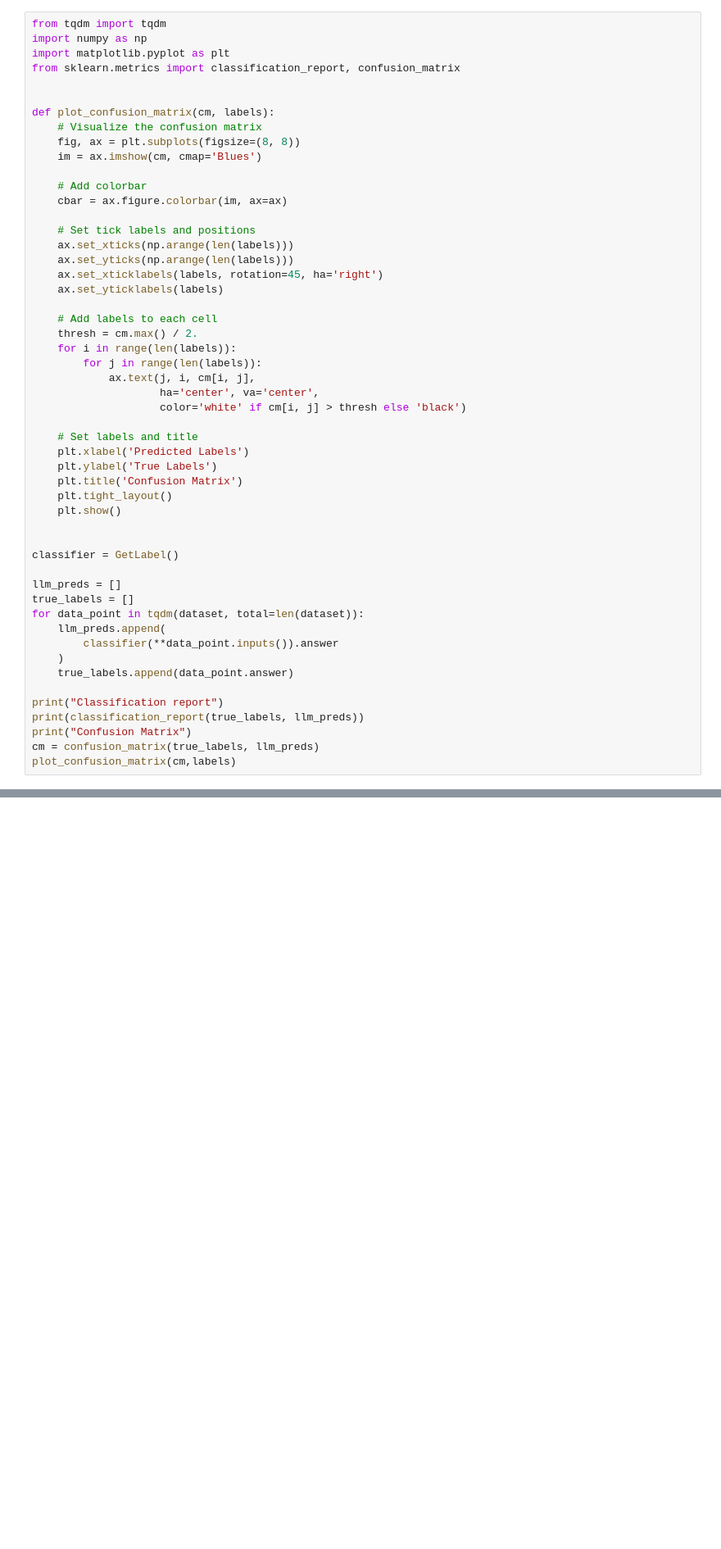
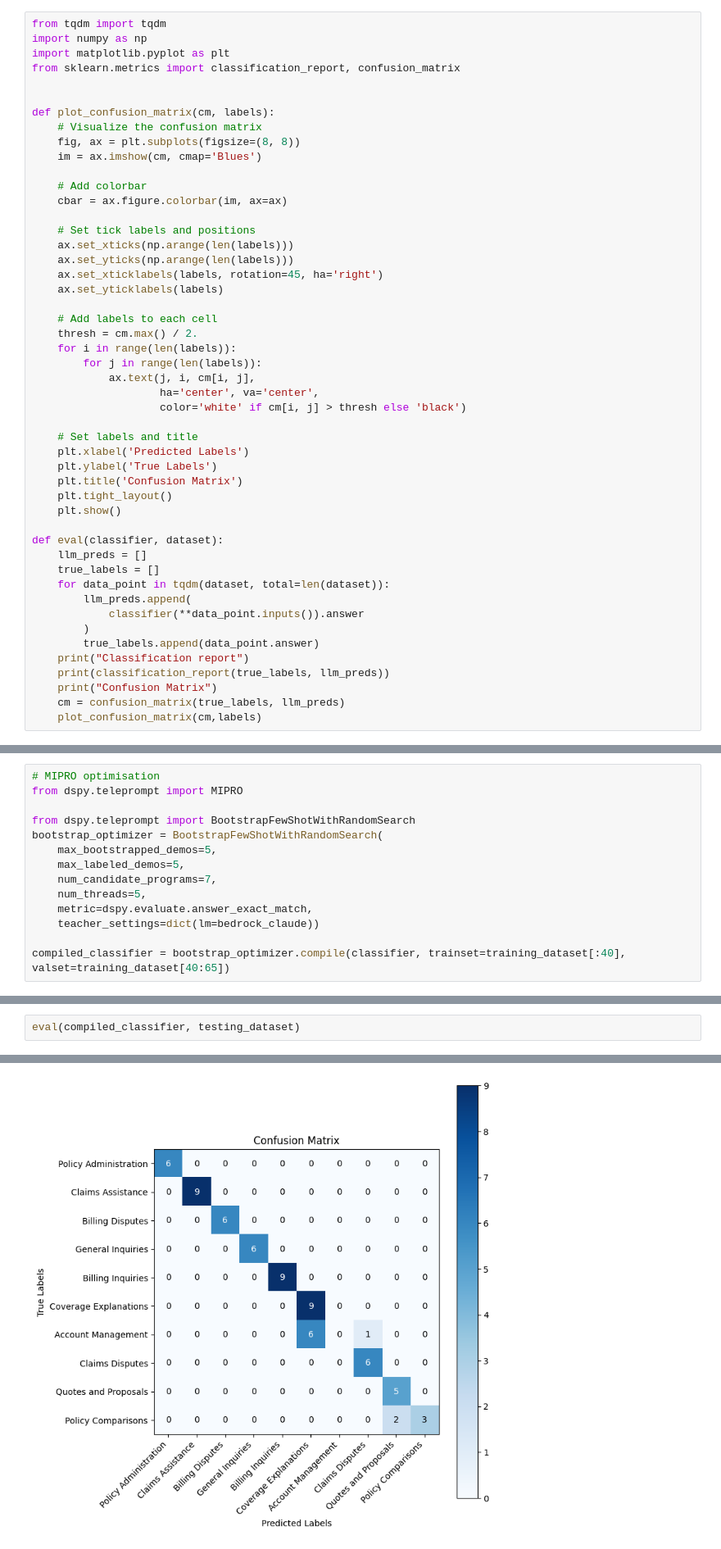
Before and after one commit to WckD123/DSPyClassification, a Jupyter notebook: dspyClassification.ipynb, the cells around one changed output, grey strips where cells are left out. Shown at 82% size. Drawn from its saved outputs; the diff is of its cells as text; blank space fills up the shorter version.

```diff
--- a/dspyClassification.ipynb
+++ b/dspyClassification.ipynb
@@ -195,19 +209,16 @@ def plot_confusion_matrix(cm, labels):
     plt.tight_layout()
     plt.show()
 
-
-classifier = GetLabel()
-
-llm_preds = []
-true_labels = []
-for data_point in tqdm(dataset, total=len(dataset)):
-    llm_preds.append(
-        classifier(**data_point.inputs()).answer
-    )
-    true_labels.append(data_point.answer)
-
-print("Classification report")
-print(classification_report(true_labels, llm_preds))
-print("Confusion Matrix")
-cm = confusion_matrix(true_labels, llm_preds)
-plot_confusion_matrix(cm,labels)
+def eval(classifier, dataset):
+    llm_preds = []
+    true_labels = []
+    for data_point in tqdm(dataset, total=len(dataset)):
+        llm_preds.append(
+            classifier(**data_point.inputs()).answer
+        )
+        true_labels.append(data_point.answer)
+    print("Classification report")
+    print(classification_report(true_labels, llm_preds))
+    print("Confusion Matrix")
+    cm = confusion_matrix(true_labels, llm_preds)
+    plot_confusion_matrix(cm,labels)
@@ -234,0 +306,14 @@ Confusion Matrix
+# %%
+# MIPRO optimisation
+from dspy.teleprompt import MIPRO
+
+from dspy.teleprompt import BootstrapFewShotWithRandomSearch
+bootstrap_optimizer = BootstrapFewShotWithRandomSearch(
+    max_bootstrapped_demos=5,
+    max_labeled_demos=5,
+    num_candidate_programs=7,
+    num_threads=5,
+    metric=dspy.evaluate.answer_exact_match,
+    teacher_settings=dict(lm=bedrock_claude))
+
+compiled_classifier = bootstrap_optimizer.compile(classifier, trainset=training_dataset[:40], valset=training_dataset[40:65])
@@ -234,0 +382,3 @@ Confusion Matrix
+# %%
+eval(compiled_classifier, testing_dataset)
+# %% [output]
@@ -234,0 +404 @@ Confusion Matrix
+[figure, added]
```
Also changed, not shown: parts of 12 cells of this notebook, 2 other files.
